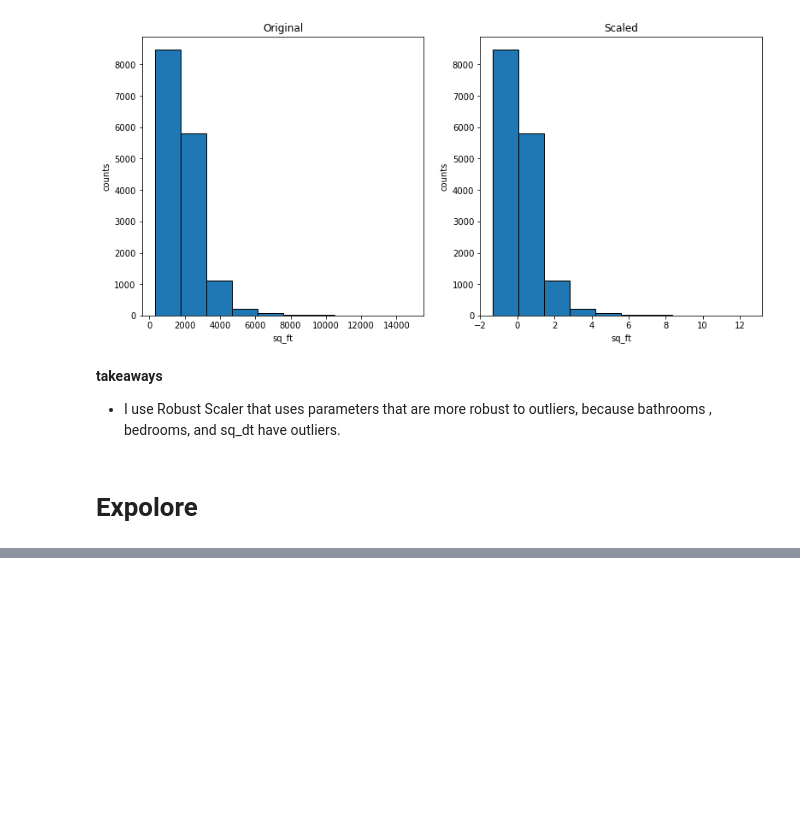
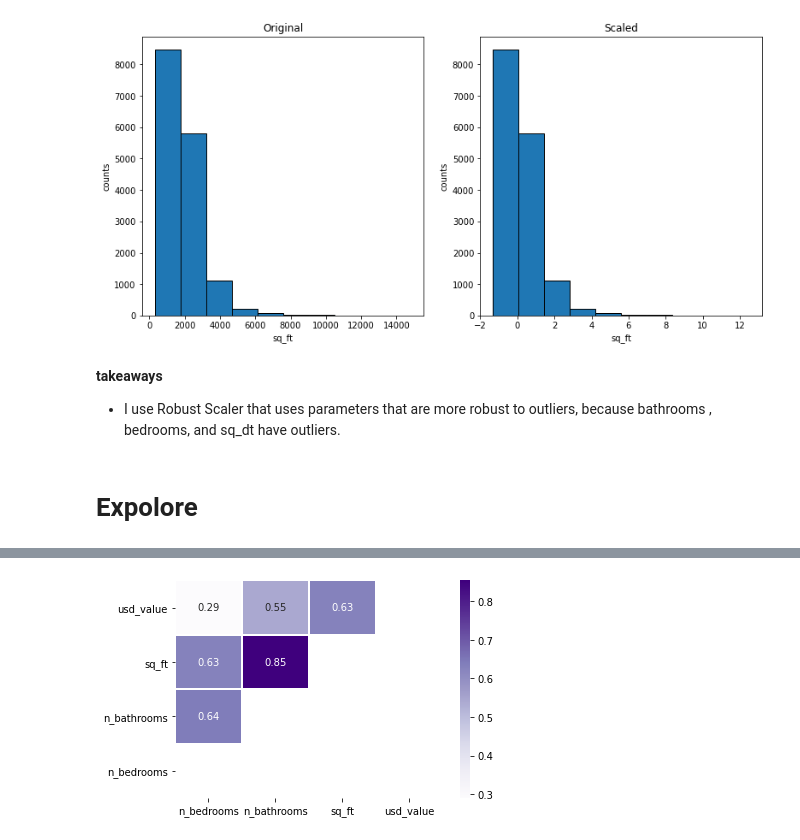
Before and after one commit to cindyvillanuevads/regression_project_zillow-, a Jupyter notebook: zillow.ipynb, the cells around one changed output, grey strips where cells are left out. Cells and saved outputs as stored; diff of their text form; code cells hidden in the pictures; blank space fills up the shorter version.

```diff
--- a/zillow.ipynb
+++ b/zillow.ipynb
@@ -285,7 +293,7 @@ X_validate -> (6743, 4)         y_validate->(6743,)
 X_test -> (5619, 4)                  y_test>(5619,)
 # %%
 #Scale our data
-train_scaled_df, validate_scaled_df, test_scaled_df = p.scaled_df(X_train, X_validate, X_test, RobustScaler())
+X_train_scaled, X_validate_scaled, X_test_scaled = p.scaled_df(X_train, X_validate, X_test, RobustScaler())
 # %% [output]
 [figure]
 [figure]
@@ -307,0 +340,4 @@ sns.boxplot(train['usd_value'])
+# %%
+e.heatmap(train_scaled)
+# %% [output]
+[figure, added]
```
Also changed, not shown: parts of 9 cells of this notebook.
